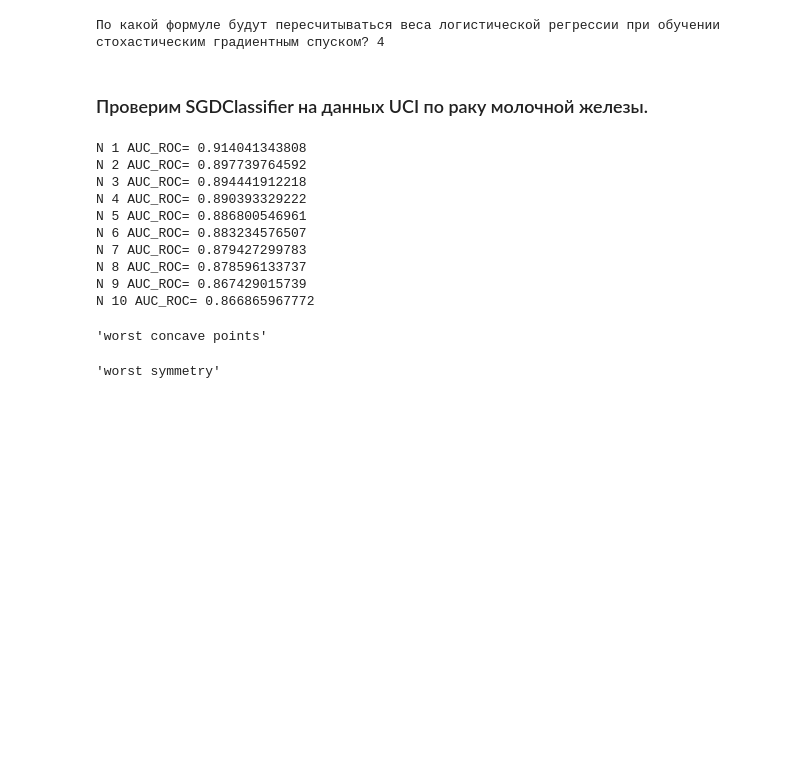
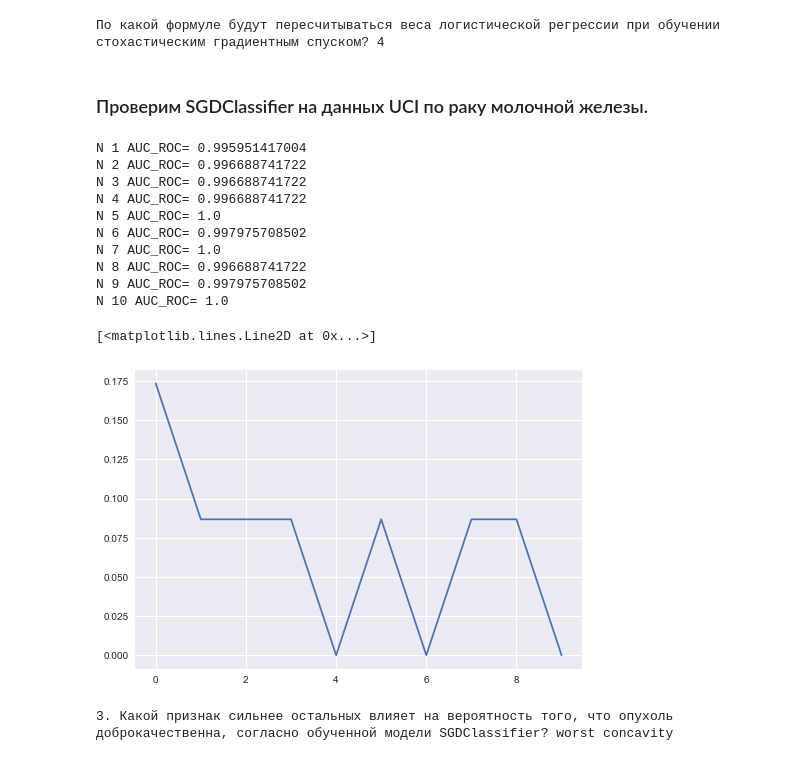
Before and after one commit to sergeybelov/open-machine-learning-cource, a Jupyter notebook: 8_week_1_part.ipynb, the cells around one changed output. Drawn from its saved outputs; the diff is of its cells as text; code cells hidden in the pictures; blank space fills up the shorter version.

```diff
--- a/8_week_1_part.ipynb
+++ b/8_week_1_part.ipynb
@@ -17,7 +22,8 @@ from matplotlib import pyplot as plt
 import seaborn as sns
 from sklearn.preprocessing import StandardScaler
 # %%
-data_demo = pd.read_csv('/ml/data/weights_heights.csv')
+#data_demo = pd.read_csv('/ml/data/weights_heights.csv')
+data_demo = pd.read_csv('mlcourse_open-master/data/weights_heights.csv')
 # %% [markdown]
 # Реализуйте класс SGDRegressor. Спецификация:
 класс наследуется от sklearn.base.BaseEstimator
@@ -127,18 +133,18 @@ class SGDClassifier(BaseEstimator):
         self.C=C
         #также в конструкторе должны создаваться списки loss_ и weights_ для отслеживания значений логистических потерь и
         #вектора весов по итерациям градиентного спуска
-        loss_=[]
-        weights_=[]
+        self.loss_=[]
+        self.weights_=[]
 
     def sigma(self, z):
-        lim=150
+        lim=100
         z = z.flatten()
         z[z > lim] = lim
         z[z < -lim] = -lim
         return 1. / (1 + np.exp(-z))
 
-    def predict(self,X):
-        return self.sigma(np.sum([xx*ww for xx, ww in zip(X,self.weights_)]))
+    def calcSigma(self,X):
+        return self.sigma(np.dot(self.weights_.T,X))[0]
 
     def fit(self,X,y):
         eta=self.eta
@@ -146,22 +152,29 @@ class SGDClassifier(BaseEstimator):
         C=self.C
         y_true = list(map(lambda y: 0 if y<0 else 1 ,y))#Класс объекта
 
+
         dim=X.shape[0]
         _X=np.insert(X,0,np.ones(dim),1)
-        self.weights_=np.zeros(_X.shape[1])
+        dim1=_X.shape[1]
+        self.weights_=np.zeros(dim1)
         y_scores=np.zeros(dim)
+        y_pred=np.zeros(dim)
+        self.loss_=np.zeros(n_iter)
+
 
         for n in range(n_iter):
             for i in range(dim):
-                gradient=self.sigma(self.weights_*_X[i]*y[i])
-                delta=[C*y[i]*xx*gr-(0 if j==0 else 1)*ww for xx, gr,ww,j in zip(_X[i], gradient,self.weights_,range(len(self.weights_)))]
-                self.weights_=[ww+eta*dt for ww,dt in zip(self.weights_,delta)]
+                gradient=self.sigma(-1*np.dot(y[i]*self.weights_.T,_X[i]))[0]
+                delta=[C*y[i]*xx*gradient-(0 if j==0 else 1)*ww for xx, ww,j in zip(_X[i], self.weights_,range(dim1))]
+                self.weights_=np.array([ww+eta*dt for ww,dt in zip(self.weights_,delta)])
 
                 #предсказание
-                y_scores[i]=self.predict(X[i])
+                y_scores[i]=self.calcSigma(_X[i])
+                y_pred[i]=-1 if y_scores[i]<0.5 else 1
 
+            self.loss_[n]=log_loss(y, y_pred)
             if self.verbose>0:
-                aUC_ROC=roc_auc_score(y_true, y_scores)
+                aUC_ROC=roc_auc_score(y, y_pred)
                 print ('N',(n+1),'AUC_ROC=' , aUC_ROC)
 
     #Метод predict_proba принимает матрицу X, добавляет к ней слева столбец из единиц и
@@ -173,13 +186,13 @@ class SGDClassifier(BaseEstimator):
         y_scores=np.zeros(dim)
 
         for i in range(dim):
-            y_scores[i]=self.predict(X[i])
+            y_scores[i]=self.calcSigma(X[i])
 
         return y_scores
 
     #Метод predict вызывает метод  predict_proba и возвращает вектор ответов:
     #-1, если предсказанная вероятность класса 1 меньше 0.5 и 1 – в противном случае
-    def predict_proba(self,X):
+    def predict(self,X):
         y_scores=self.predict_proba(X)
         y_pred=list(map(lambda y: -1 if y<0.5 else 1 ,y_scores))
 
@@ -201,27 +214,28 @@ scaler = StandardScaler()
 X_train_scaled = scaler.fit_transform(X_train)
 X_valid_scaled = scaler.transform(X_valid)
 # %%
-#cls=SGDClassifier(verbose=1, eta=10**-4,C=0.1,n_iter=2)
+#cls=SGDClassifier(verbose=0, eta=10**-4,C=0.01,n_iter=25)
+#cls=SGDClassifier(verbose=0, C=1)
 cls=SGDClassifier(verbose=1,C=1000)
 cls.fit(X_train_scaled,y_train)#,show_index=0
+
+plt.plot(cls.loss_)
 # %% [output]
-N 1 AUC_ROC= 0.914041343808
-N 2 AUC_ROC= 0.897739764592
-N 3 AUC_ROC= 0.894441912218
-N 4 AUC_ROC= 0.890393329222
-N 5 AUC_ROC= 0.886800546961
-N 6 AUC_ROC= 0.883234576507
-N 7 AUC_ROC= 0.879427299783
-N 8 AUC_ROC= 0.878596133737
-N 9 AUC_ROC= 0.867429015739
-N 10 AUC_ROC= 0.866865967772
+N 1 AUC_ROC= 0.995951417004
+N 2 AUC_ROC= 0.996688741722
+N 3 AUC_ROC= 0.996688741722
+N 4 AUC_ROC= 0.996688741722
+N 5 AUC_ROC= 1.0
+N 6 AUC_ROC= 0.997975708502
+N 7 AUC_ROC= 1.0
+N 8 AUC_ROC= 0.996688741722
+N 9 AUC_ROC= 0.997975708502
+N 10 AUC_ROC= 1.0
+[<matplotlib.lines.Line2D at 0x...>]
+[figure, added]
 # %%
 #получаем список показателей которые сильнее всего влияют на предсказания
 ww=list(map(lambda x: abs(x),cls.weights_[1:]))
-cancer.feature_names[list(ww).index(np.max(ww))]
+print ('3. Какой признак сильнее остальных влияет на вероятность того, что опухоль доброкачественна, согласно обученной модели SGDClassifier?',cancer.feature_names[list(ww).index(np.max(ww))])
 # %% [output]
-'worst concave points'
+3. Какой признак сильнее остальных влияет на вероятность того, что опухоль доброкачественна, согласно обученной модели SGDClassifier? worst concavity
-# %%
-cancer.feature_names[28]
-# %% [output]
-'worst symmetry'
```
Also changed, not shown: parts of 3 cells of this notebook.
